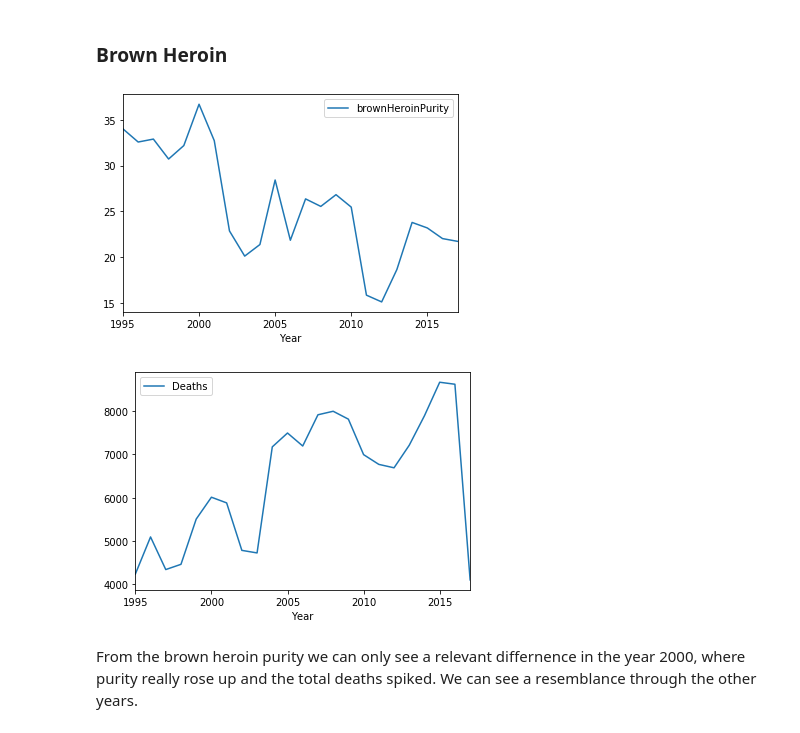
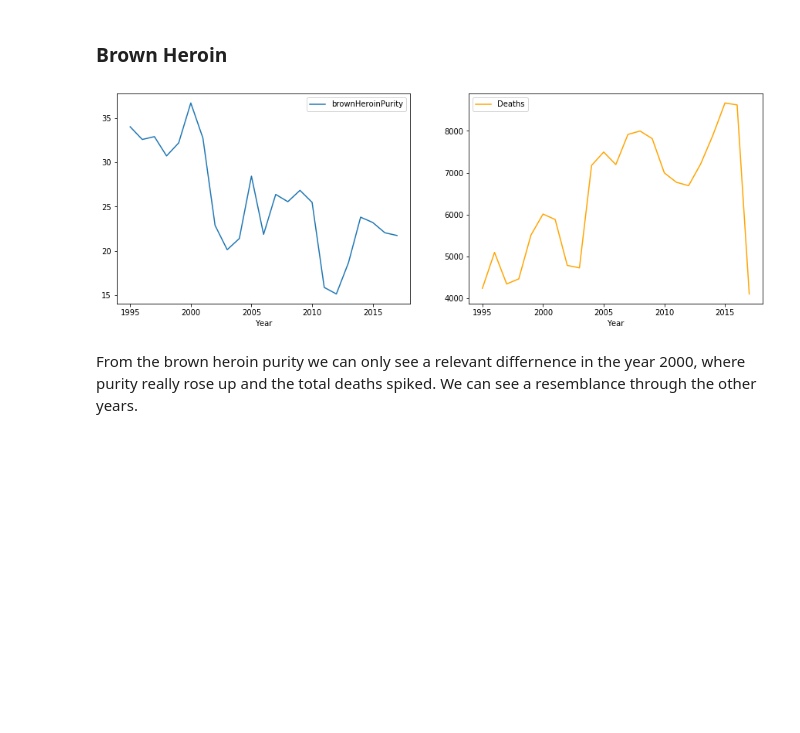
Before and after one commit to danilo1214/PR20ddpdjphv, a Jupyter notebook: Jovan Purity and Deaths.ipynb, the cells around one changed output. Cells and saved outputs as stored; diff of their text form; code cells hidden in the pictures; blank space fills up the shorter version.

```diff
--- a/Jovan Purity and Deaths.ipynb
+++ b/Jovan Purity and Deaths.ipynb
@@ -39,14 +38,12 @@ purityHeroin = pd.DataFrame()
 for year in range(1995, 2018):
     purityHeroin = purityHeroin.append({'Year': year, 'brownHeroinPurity': pBrownheroin[year].mean(), 'Deaths': Deaths[year].sum()},ignore_index=True)
 purityHeroin['Year'] = purityHeroin['Year'].astype(int)
-# %%
-purityHeroin.plot(x='Year', y='brownHeroinPurity').locator_params(integer=True)
-purityHeroin.plot(x='Year',y='Deaths').locator_params(integer=True)
-#purityHeroin[purityHeroin['Year'] < 2006].plot(x='Year',y='brownHeroinPurity').locator_params(integer=True)
-#purityHeroin[purityHeroin['Year'] < 2006].plot(x='Year',y='Deaths').locator_params(integer=True)
-# %% [output]
-[figure, removed]
-[figure, removed]
+# %%
+fig, axes = plt.subplots(nrows=1, ncols=2, figsize=(15,5))
+purityHeroin.plot(x='Year', y='brownHeroinPurity', ax = axes[0]).locator_params(integer=True)
+purityHeroin.plot(x='Year',y='Deaths', ax = axes[1], color='orange').locator_params(integer=True)
+# %% [output]
+[figure, added]
 # %% [markdown]
 From the brown heroin purity we can only see a relevant differnence in the year 2000, where purity really rose up and the total deaths spiked. We can see a resemblance through the other years.
 # %% [markdown]
```
Also changed, not shown: parts of 6 cells of this notebook.
